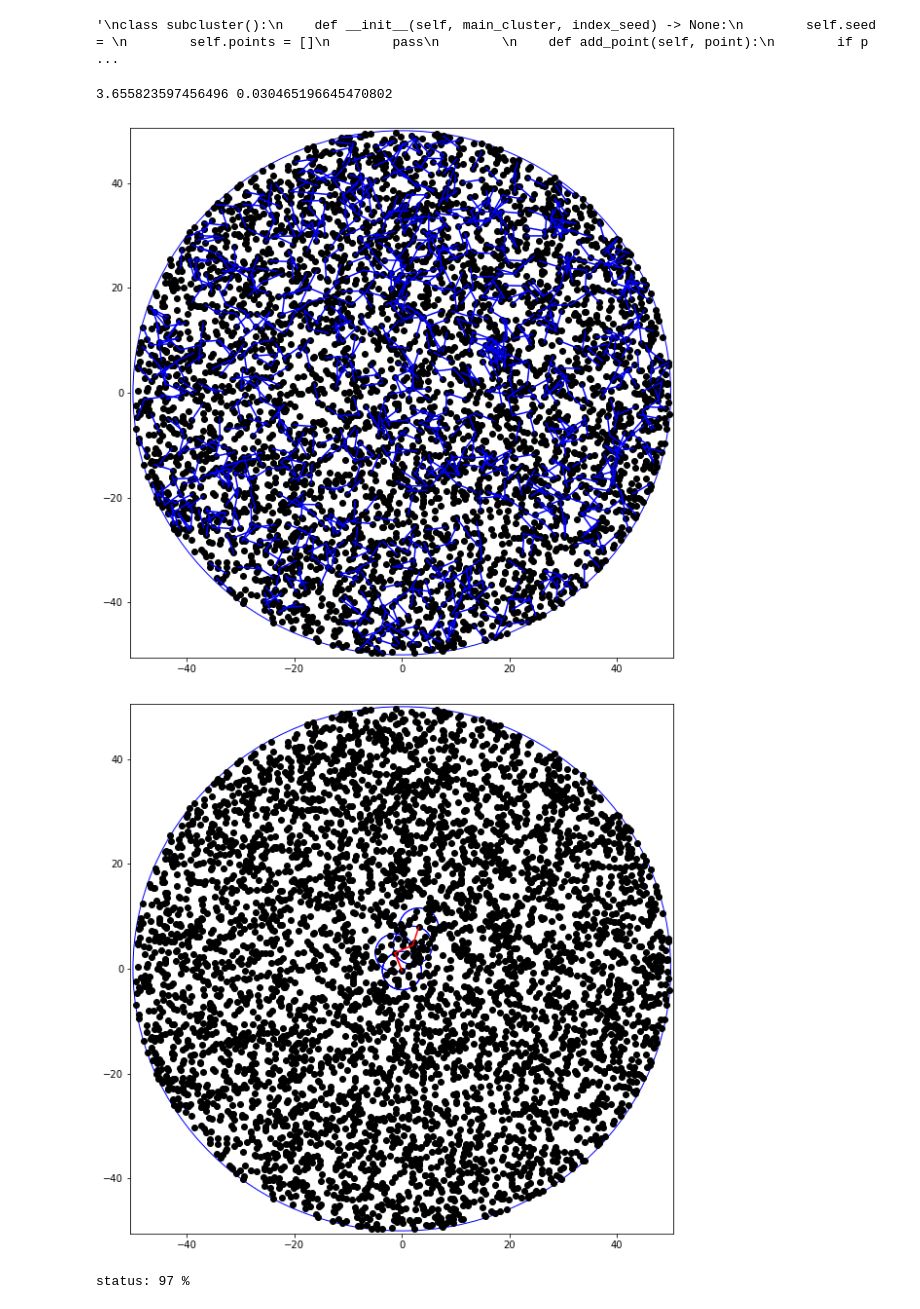
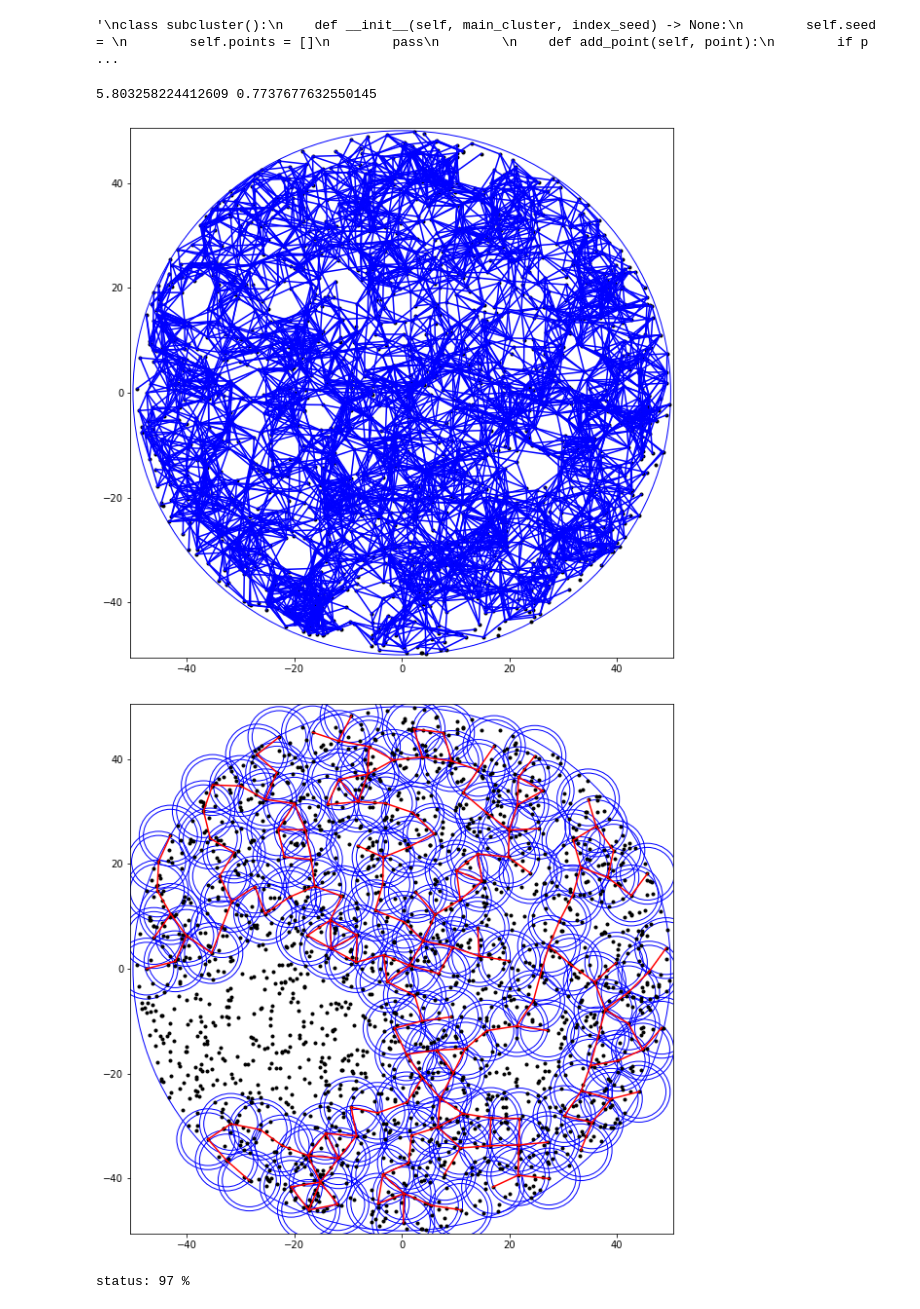
Before and after one commit to Valerio-Amico/Lab-Rydberg, a Jupyter notebook: facilitation_problem/2D_percolation_speedup.ipynb, the cells around one changed output. Saved outputs shown, nothing was run; the diff lists cells and outputs as text; code cells hidden in the pictures.

```diff
--- a/facilitation_problem/2D_percolation_speedup.ipynb
+++ b/facilitation_problem/2D_percolation_speedup.ipynb
@@ -152,7 +152,7 @@ class cluster:
         #x = cluster[0,:] * np.cos(cluster[1,:])
         #y = cluster[0,:] * np.sin(cluster[1,:])
         ax = plt.gca()
-        ax.plot(self.x, self.y, "o", color="black")
+        ax.plot(self.x, self.y, ".", color="black")
         circ = plt.Circle((0,0), self.space_radius, color='b', fill=False)
         ax.add_patch(circ)
         ax.set_xlim([-self.space_radius*1.01,self.space_radius*1.01])
@@ -167,12 +167,12 @@ class cluster:
 
     def draw_subcluster(self, seed_index):
         ax = plt.gca()
-        ax.plot(self.x, self.y, "o", color="black")
+        ax.plot(self.x, self.y, ".", color="black")
         circ = plt.Circle((0,0), self.space_radius, color='b', fill=False)
         ax.add_patch(circ)
         ax.set_xlim([-self.space_radius*1.01,self.space_radius*1.01])
         ax.set_ylim([-self.space_radius*1.01,self.space_radius*1.01])
-        for index in self.subclusters["%d"%seed_index]+[seed_index]:
+        for index in self.subclusters["%d"%seed_index]:
             circ = plt.Circle((self.x[index],self.y[index]), (self.radius_shell - self.delta_shell), color='b', fill=False)
             ax.add_patch(circ)
             circ = plt.Circle((self.x[index],self.y[index]), (self.radius_shell), color='b', fill=False)
@@ -206,29 +206,29 @@ class subcluster():
 # with physical values
 C6 = 1.2*10**6 # van der waals coefficient [MHz * um^6]
 gamma = 4 # dephasing rate [MHz]
-Delta = 80 # detuning [MHz]
+Delta = 5 # detuning [MHz]
 space_radius = 50 # radius of the whole space [um]
 
 radius_shell = (C6/(2*np.pi*Delta))**(1/6)
 delta_shell = radius_shell*(gamma/(6*Delta))
 print(radius_shell, delta_shell)
 
-n_points = 5000
+n_points = 2000
 clu = cluster(space_radius=space_radius)
 clu.generate_points(n_points)
 conn = clu.find_connections(radius_shell, delta_shell)
 # %% [output]
-3.655823597456496 0.030465196645470802
+5.803258224412609 0.7737677632550145
 # %%
 clu.show(show_connections = "yes")
 # %% [output]
-[figure, old version]
+[figure, new version]
 # %%
-for
-    clu.find_subcluster(ind)
-    clu.draw_subcluster(ind)
+ind = 2
+clu.find_subcluster(ind)
+clu.draw_subcluster(ind)
 # %% [output]
-[figure, old version]
+[figure, new version]
 # %%
 radius_shell = 6
 delta_shell = 0.5
```
Also changed, not shown: parts of 2 cells of this notebook.
